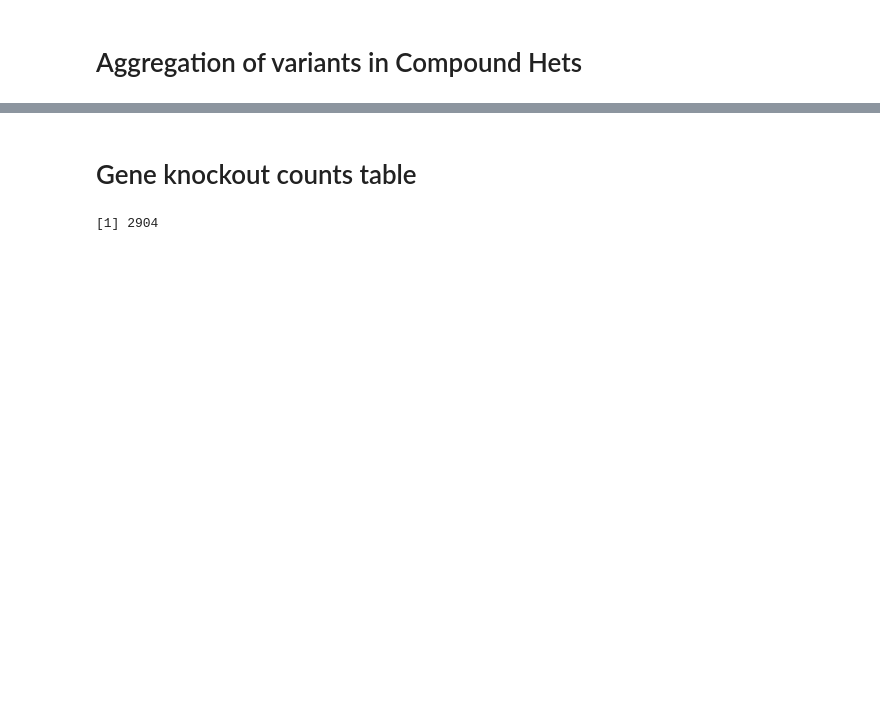
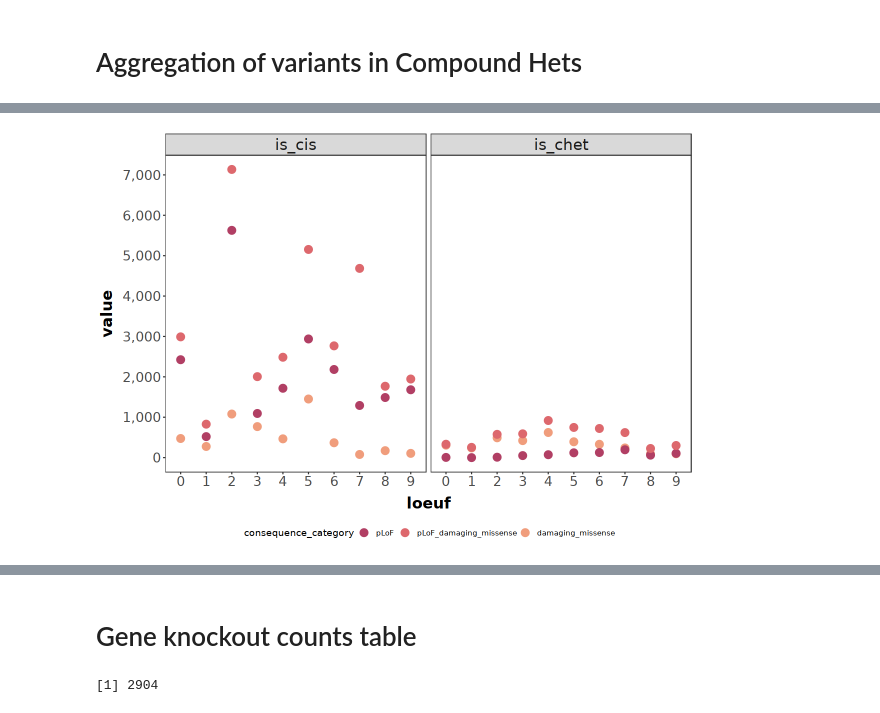
Before and after one commit to frhl/wes_ko_ukbb, a Jupyter notebook: notebooks/220825_transfer_figure2_plots.ipynb, the cells around one changed output, grey strips where cells are left out. Drawn from its saved outputs; the diff is of its cells as text; code cells hidden in the pictures; blank space fills up the shorter version.

```diff
--- a/notebooks/220825_transfer_figure2_plots.ipynb
+++ b/notebooks/220825_transfer_figure2_plots.ipynb
@@ -787,0 +476,18 @@ ggplot(mrg, aes(x=geneset, y=pct_of_geneset, fill = knockout)) +
+# %%
+# get loeuf
+dt_two_hit <- dt[dt$is_chet | dt$is_cis,]
+chet <- aggregate(is_chet ~ gene_id + annotation, FUN = sum, data = dt_two_hit)
+cis <- aggregate(is_cis ~ gene_id + annotation, FUN = sum, data = dt_two_hit)
+mrg <- merge(chet,cis)
+mrg$loeuf <- loeuf[mrg$gene_id]
+# %%
+chet_loeuf <- aggregate(is_chet ~ annotation + loeuf, FUN=sum, data=mrg)
+cis_loeuf <- aggregate(is_cis ~ annotation + loeuf, FUN=sum, data=mrg)
+mrg_loeuf <- merge(chet_loeuf,cis_loeuf)
+mrg_loeuf$total <- mrg_loeuf$is_chet + mrg_loeuf$is_cis
+mrg_loeuf$proportion <- mrg_loeuf$is_cis / mrg_loeuf$total
+# %%
+mrg_loeuf$loeuf <- as.factor(mrg_loeuf$loeuf)
+# %%
+melted_loeuf <- melt(mrg_loeuf, measure.vars = c("is_cis","is_chet"))
+head(melted_loeuf)
@@ -787,0 +506,28 @@ ggplot(mrg, aes(x=geneset, y=pct_of_geneset, fill = knockout)) +
+# %%
+options(repr.plot.width=10, repr.plot.height=7)
+ggplot(melted_loeuf, aes(x=loeuf, y=value, color=annotation, group=variable)) +
+    #geom_bar(stat='identity', position="dodge", color = 'black') +
+    #geom_bar(stat='identity',  color = 'black') +
+    geom_point(size = 4) +
+    theme_classic() +
+    scale_y_continuous(
+        breaks=scales::pretty_breaks(n=10),
+        labels = scales::comma
+    ) +
+    color_scale +
+    theme_bw() +
+    theme(
+        legend.position = "bottom",
+        strip.text = element_text(size=18),
+        axis.text=element_text(size=16),
+        axis.title=element_text(size=18,face="bold"),
+        axis.title.x = element_text(margin=ggplot2::margin(t=10)),
+        axis.title.y = element_text(margin=ggplot2::margin(r=10)),
+        plot.title = element_text(hjust=0.5),
+        panel.grid.major = element_blank(),
+        panel.grid.minor = element_blank(),
+        panel.background = element_blank()
+    ) +
+    facet_wrap(~variable)
+# %% [output]
+[figure, added]
```
Also changed, not shown: parts of 102 cells of this notebook, 4 other files.
